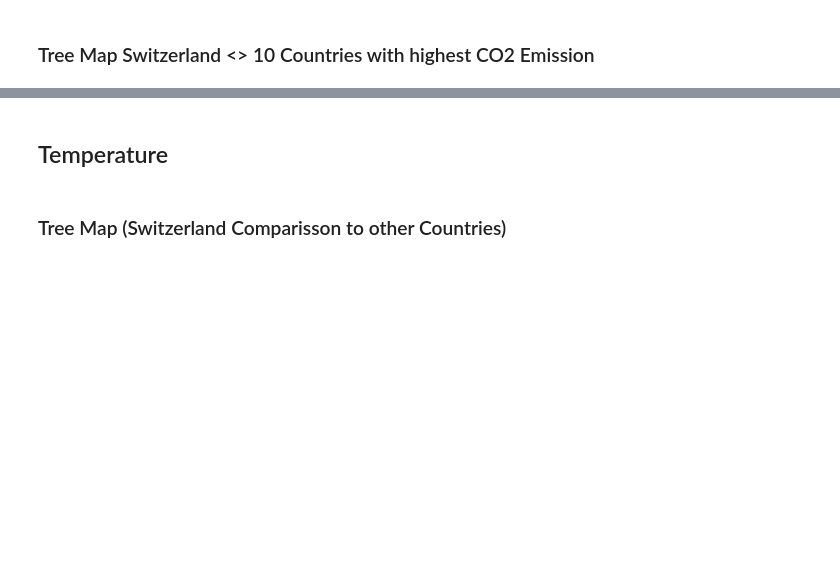
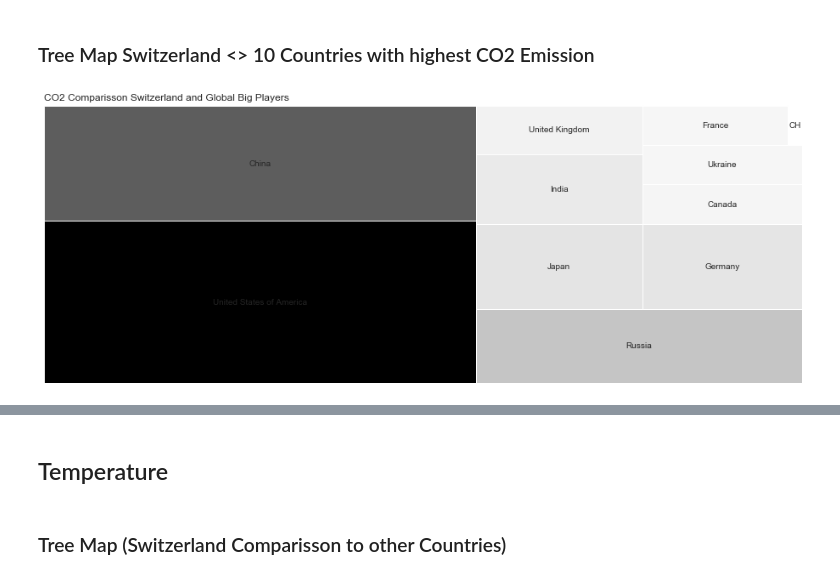
Before and after one commit to kenfus/FS2020-Project-Climate-Change, a Jupyter notebook: storytelling/EDA_Storytelling_Switzerland.ipynb, the cells around one changed output, grey strips where cells are left out. Cells and saved outputs as stored; diff of their text form; code cells hidden in the pictures; blank space fills up the shorter version.

```diff
--- a/storytelling/EDA_Storytelling_Switzerland.ipynb
+++ b/storytelling/EDA_Storytelling_Switzerland.ipynb
@@ -355,21 +401,26 @@ plot_co2_overall_sum()
 import matplotlib
 # %%
 def tree_map_co2(data):
+    da
     data = data.groupby('country').sum()
     data_swiss = data[data.index == 'Switzerland']
     data_swiss.index = ['CH']
     top_players = data.sort_values('co2', ascending=False).iloc[:10]
     top_players = pd.concat([top_players, data_swiss], axis=0)
 
     # Plotting
     cmap = matplotlib.cm.Greys
     mini=min(top_players['co2'])
     maxi=max(top_players['co2'])
     norm = matplotlib.colors.Normalize(vmin=mini, vmax=maxi)
     colors = [cmap(norm(value)) for value in top_players['co2']]
 
     fig, ax = plt.subplots(figsize=(16,6))
     squarify.plot(sizes=top_players['co2'] , label=top_players.index, color=colors)
     plt.title('CO2 Comparisson Switzerland and Global Big Players', loc='left')
     plt.axis('off')
     plt.show()
+
+tree_map_co2(co2_data)
+# %% [output]
+[figure, added]
```
Also changed, not shown: parts of 17 cells of this notebook, 2 other files.
